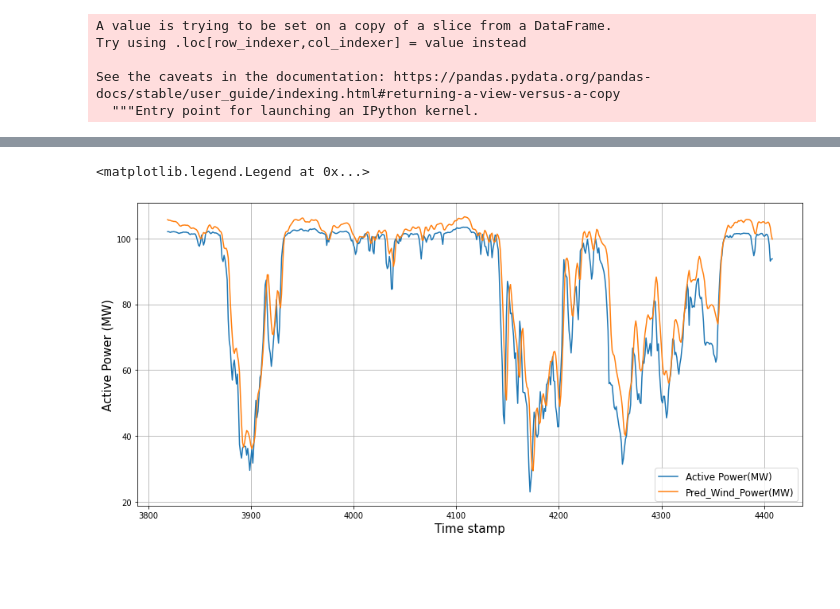
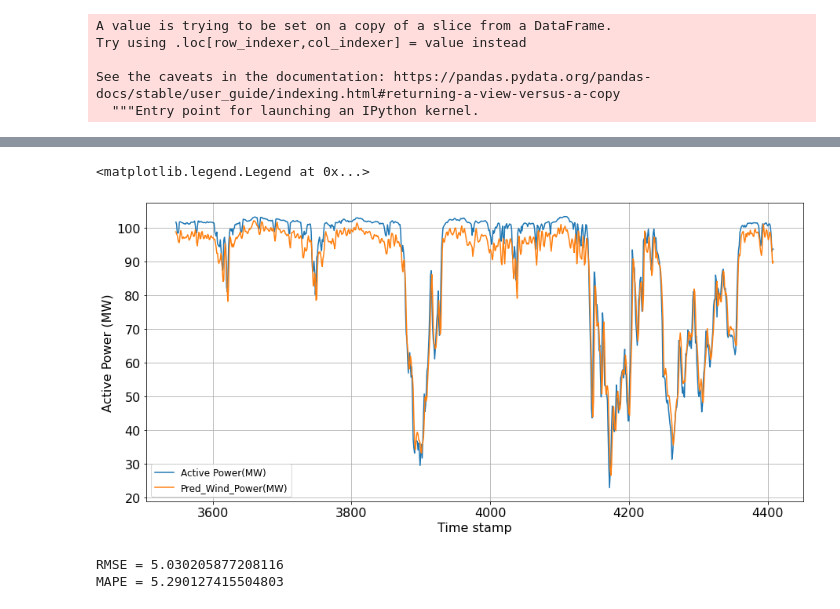
Before and after one commit to entc-17-fyp-20/WPF_Data_Visualization, a Jupyter notebook: LSTM_Multi.ipynb, the cells around one changed output, grey strips where cells are left out. Drawn from its saved outputs; the diff is of its cells as text; code cells hidden in the pictures; blank space fills up the shorter version.

```diff
--- a/LSTM_Multi.ipynb
+++ b/LSTM_Multi.ipynb
@@ -16,7 +16,7 @@ df = pd.read_csv('https://raw.githubusercontent.com/entc-17-fyp-20/Datasets/main
 df = df.rename(columns = {'TimeStamp': 'Date & Time', 'Average  Wind Speed(m/s)': 'Wind Speed (m/s)', 'Average  Wind Dirction(deg)':'Wind Direction(deg)','Average Active Power(MW)':'Active Power(MW)'}, inplace = False)
 df=df[['Date & Time','Active Power(MW)','Wind Speed (m/s)','Wind Direction(deg)']]
 # aaa=df.head(471)
-df=df.tail(3000)
+#df=df.tail(3000)
 # %%
 df.info()
 # %% [output]
@@ -108,6 +105,6 @@ x_test.shape
 # %%
-win_length=10
-batch_size=10
+win_length=20
+batch_size=16
 num_feature=3
 train_generator = TimeseriesGenerator(x_train,y_train,length=win_length,sampling_rate=1,batch_size=batch_size)
 test_generator = TimeseriesGenerator(x_test,y_test,length=win_length,sampling_rate=1,batch_size=batch_size)
@@ -312,14 +275,14 @@ df_final
 # %%
 
-df_final[['Active Power(MW)','Pred_Wind_Power(MW)']].plot(figsize=(15,7))
-plt.ylabel("Active Power (MW)", fontsize=15)
-plt.xlabel("Time stamp", fontsize=15)
+df_final[['Active Power(MW)','Pred_Wind_Power(MW)']].plot(fontsize=16,figsize=(15,7))
+plt.ylabel("Active Power (MW)", fontsize=16)
+plt.xlabel("Time stamp", fontsize=16)
 plt.grid()
-plt.legend(loc='lower right',prop={"size":12})
+plt.legend(loc='lower left',prop={"size":12})
 # plt.title('Actual vs Predicted',fontname="Meiryo", fontsize=20,)
 # %% [output]
 <matplotlib.legend.Legend at 0x...>
-[figure, old version]
+[figure, new version]
 # %%
 from sklearn.metrics import mean_squared_error
 import numpy as np
@@ -333,5 +298,8 @@ pred = df_final['Pred_Wind_Power(MW)']
 
 MAPE=mape(actual, pred)
 # %%
-print('MSE = '+ str(MSE))
+print('RMSE = '+ str(RMSE))
 print('MAPE = '+ str(MAPE))
+# %% [output]
+RMSE = 5.030205877208116
+MAPE = 5.290127415504803
```
Also changed, not shown: parts of 26 cells of this notebook.
